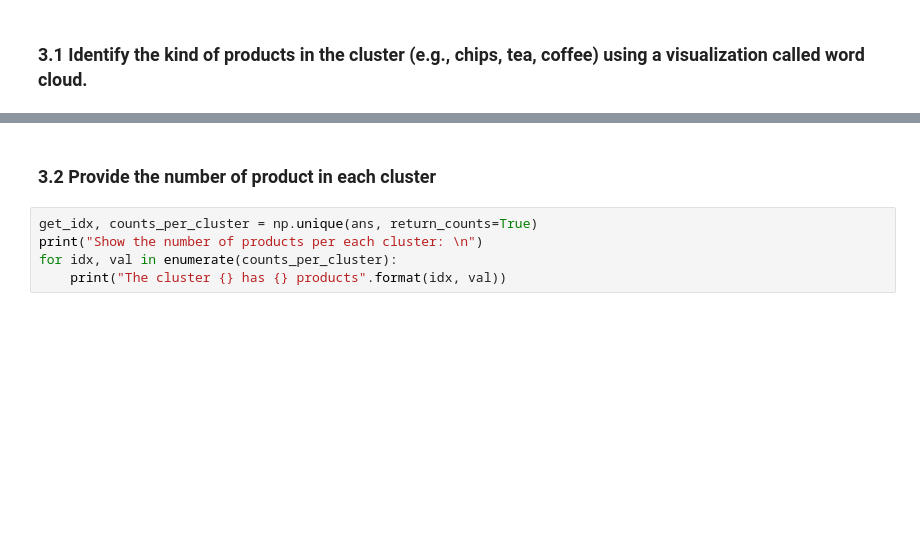
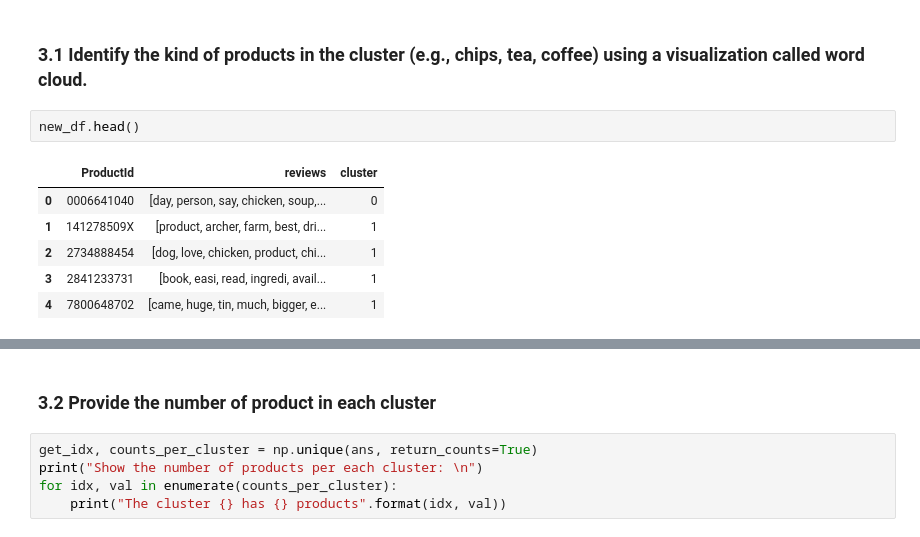
Before and after one commit to Jeremy98-alt/ADM-HW4, a Jupyter notebook: ADM-HW4(Q2) v2.ipynb, the cells around one changed output, grey strips where cells are left out. Saved outputs shown, nothing was run; the diff lists cells and outputs as text; blank space fills up the shorter version.

```diff
--- a/ADM-HW4(Q2) v2.ipynb
+++ b/ADM-HW4(Q2) v2.ipynb
@@ -377,2 +377,11 @@ witch
 # %% [markdown]
 ### 3.1 Identify the kind of products in the cluster (e.g., chips, tea, coffee) using a visualization called word cloud.
+# %%
+new_df.head()
+# %% [output]
+|  | ProductId | reviews | cluster |
+| 0 | 0006641040 | [day, person, say, chicken, soup,... | 0 |
+| 1 | 141278509X | [product, archer, farm, best, dri... | 1 |
+| 2 | 2734888454 | [dog, love, chicken, product, chi... | 1 |
+| 3 | 2841233731 | [book, easi, read, ingredi, avail... | 1 |
+| 4 | 7800648702 | [came, huge, tin, much, bigger, e... | 1 |
```
Also changed, not shown: parts of 25 cells of this notebook.
